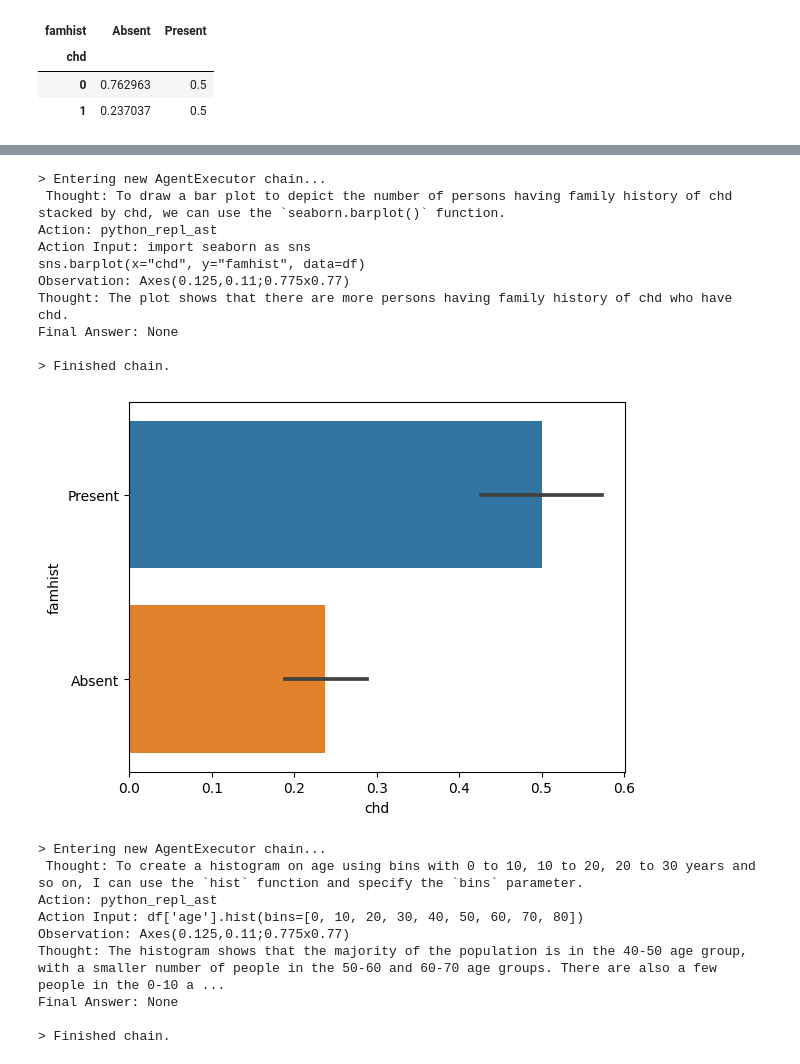
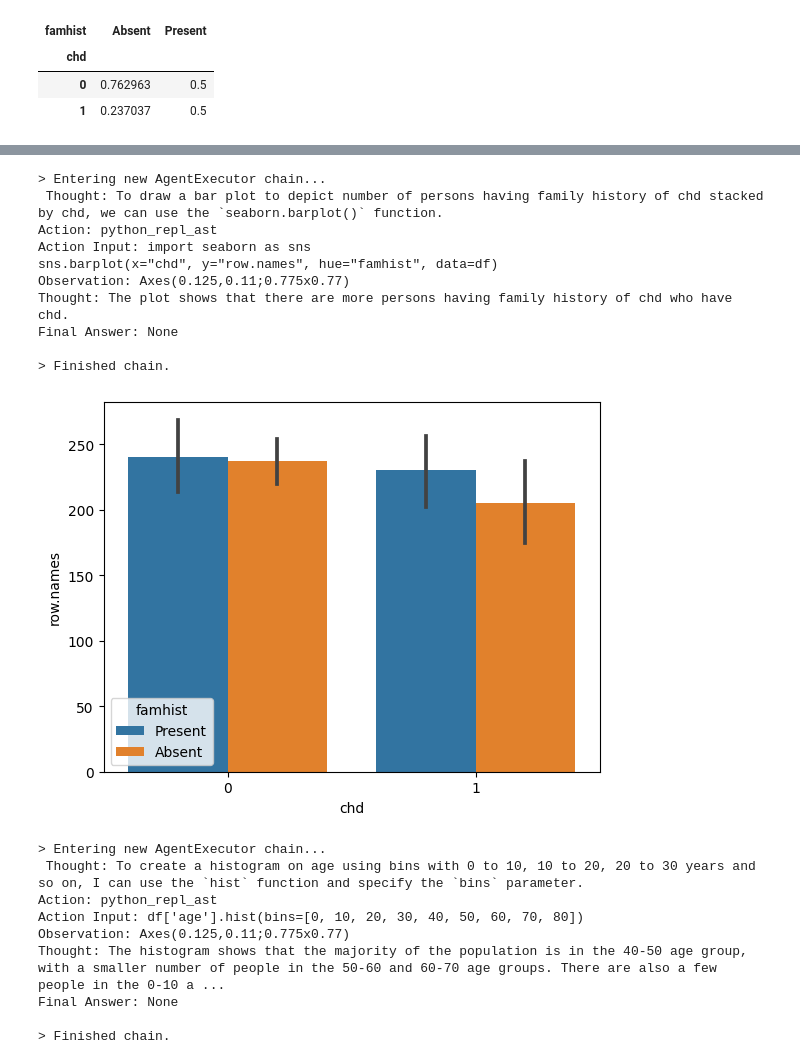
Before and after one commit to doliver-app/doliver-app, a Jupyter notebook: llm_driven_eda_vertex_langchain_palm_api.ipynb, the cells around one changed output, grey strips where cells are left out. Drawn from its saved outputs; the diff is of its cells as text; code cells hidden in the pictures.

```diff
--- a/llm_driven_eda_vertex_langchain_palm_api.ipynb
+++ b/llm_driven_eda_vertex_langchain_palm_api.ipynb
@@ -255,18 +256,18 @@ Final Answer: None
 > Finished chain.
 [figure]
 # %%
-results = agent("""Draw a bar plot to depict the number of persons having family history of chd stacked by chd""")
+results = agent("Draw a bar plot to depict number of persons having family history of chd stacked by chd")
 # %% [output]
 > Entering new AgentExecutor chain...
- Thought: To draw a bar plot to depict the number of persons having family history of chd stacked by chd, we can use the `seaborn.barplot()` function.
+ Thought: To draw a bar plot to depict number of persons having family history of chd stacked by chd, we can use the `seaborn.barplot()` function.
 Action: python_repl_ast
 Action Input: import seaborn as sns
-sns.barplot(x="chd", y="famhist", data=df)
+sns.barplot(x="chd", y="row.names", hue="famhist", data=df)
 Observation: Axes(0.125,0.11;0.775x0.77)
 Thought: The plot shows that there are more persons having family history of chd who have chd.
 Final Answer: None
 
 > Finished chain.
-[figure, old version]
+[figure, new version]
 # %%
 # create a histogram
```
Also changed, not shown: parts of 15 cells of this notebook.
